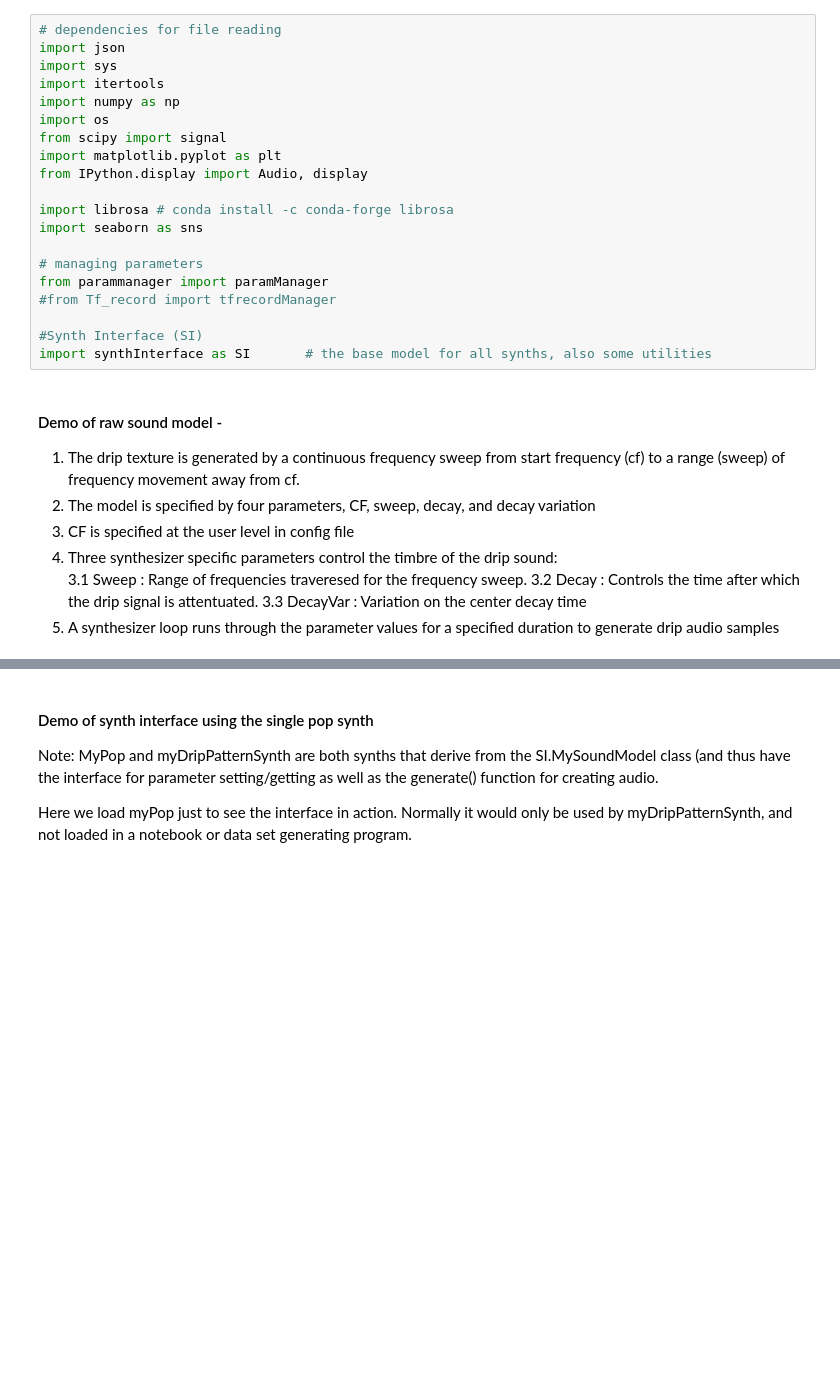
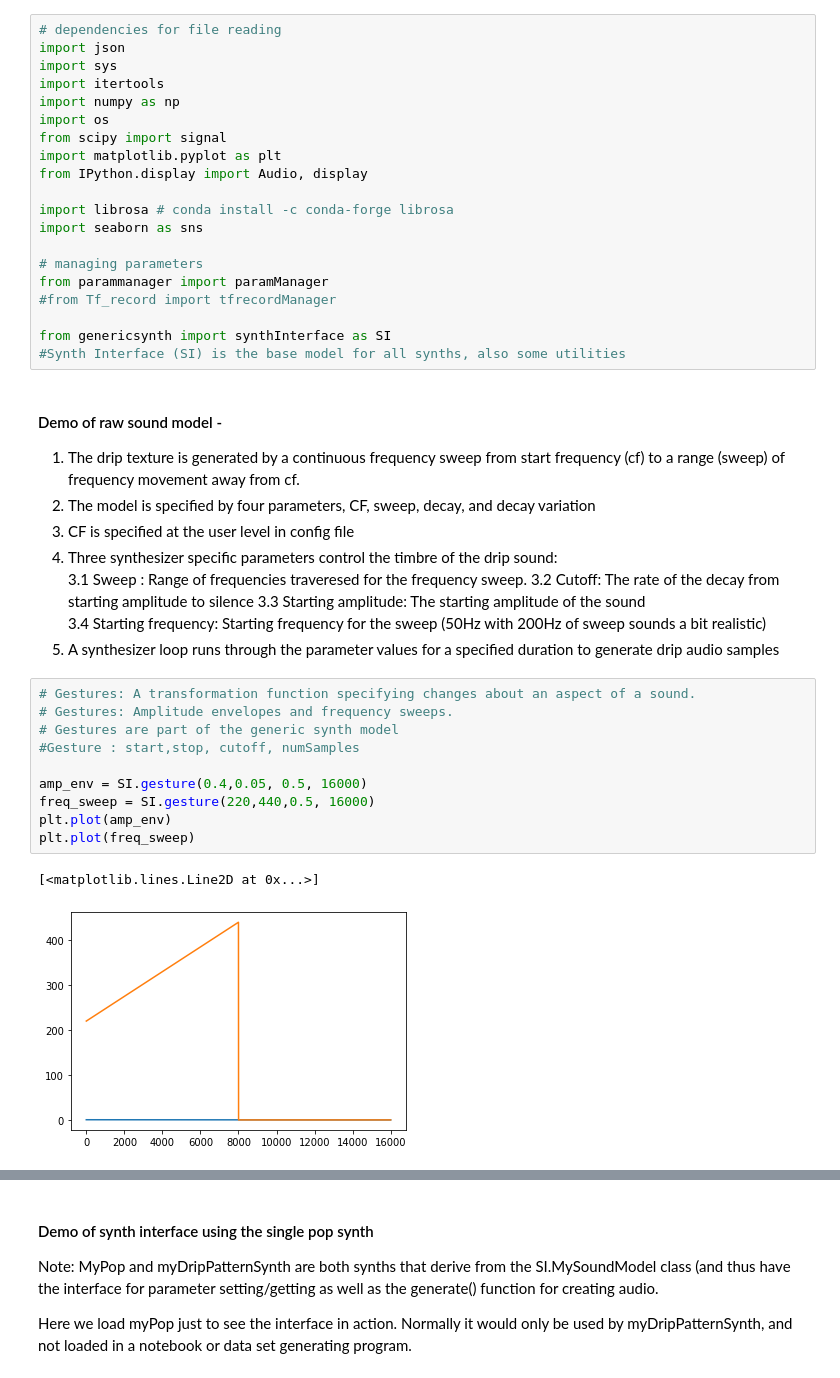
Before and after one commit to prashanthtr/dripTextureDS, a Jupyter notebook: dripTextureVisualization-notebook.ipynb, the cells around one changed output, grey strips where cells are left out. Cells and saved outputs as stored; diff of their text form; blank space fills up the shorter version.

```diff
--- a/dripTextureVisualization-notebook.ipynb
+++ b/dripTextureVisualization-notebook.ipynb
@@ -16,8 +16,8 @@ import seaborn as sns
 from parammanager import paramManager
 #from Tf_record import tfrecordManager
 
-#Synth Interface (SI)
-import synthInterface as SI       # the base model for all synths, also some utilities
+from genericsynth import synthInterface as SI
+#Synth Interface (SI) is the base model for all synths, also some utilities
 # %% [markdown]
 #### Demo of raw sound model -
 
@@ -26,9 +26,23 @@ import synthInterface as SI       # the base model for all synths, also some uti
 3. CF is specified at the user level in config file <br>
 4. Three synthesizer specific parameters control the timbre of the drip sound: <br>
     3.1 Sweep : Range of frequencies traveresed for the frequency sweep.
-    3.2 Decay : Controls the time after which the drip signal is attentuated.
-    3.3 DecayVar : Variation on the center decay time <br>
+    3.2 Cutoff: The rate of the decay from starting amplitude to silence
+    3.3 Starting amplitude: The starting amplitude of the sound
+    3.4 Starting frequency: Starting frequency for the sweep (50Hz with 200Hz of sweep sounds a bit realistic)
 5. A synthesizer loop runs through the parameter values for a specified duration to generate drip audio samples
+# %%
+# Gestures: A transformation function specifying changes about an aspect of a sound.
+# Gestures: Amplitude envelopes and frequency sweeps.
+# Gestures are part of the generic synth model
+#Gesture : start,stop, cutoff, numSamples
+
+amp_env = SI.gesture(0.4,0.05, 0.5, 16000)
+freq_sweep = SI.gesture(220,440,0.5, 16000)
+plt.plot(amp_env)
+plt.plot(freq_sweep)
+# %% [output]
+[<matplotlib.lines.Line2D at 0x...>]
+[figure, added]
 # %%
 import math
 
```
Also changed, not shown: parts of 9 cells of this notebook, 6 other files.
